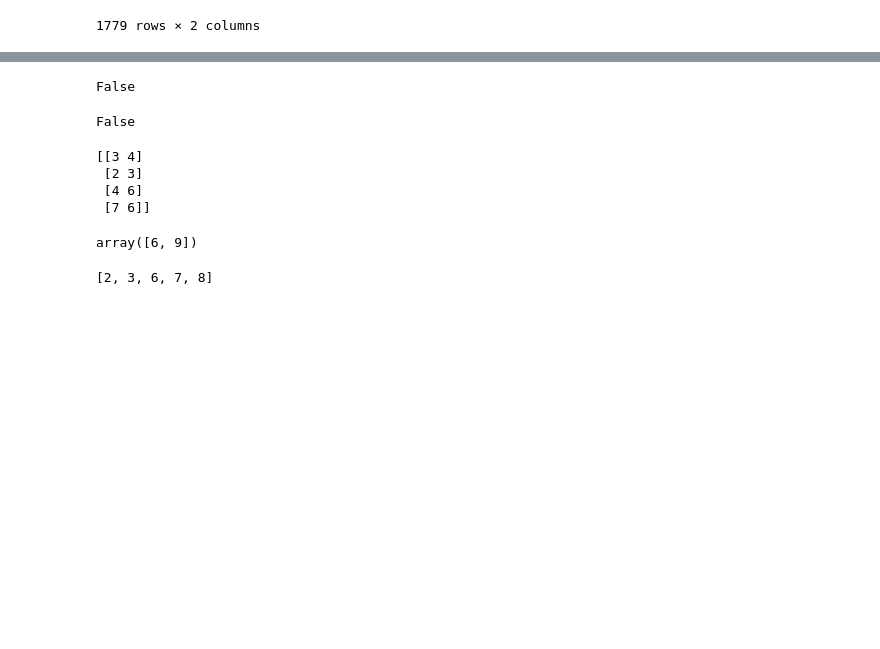
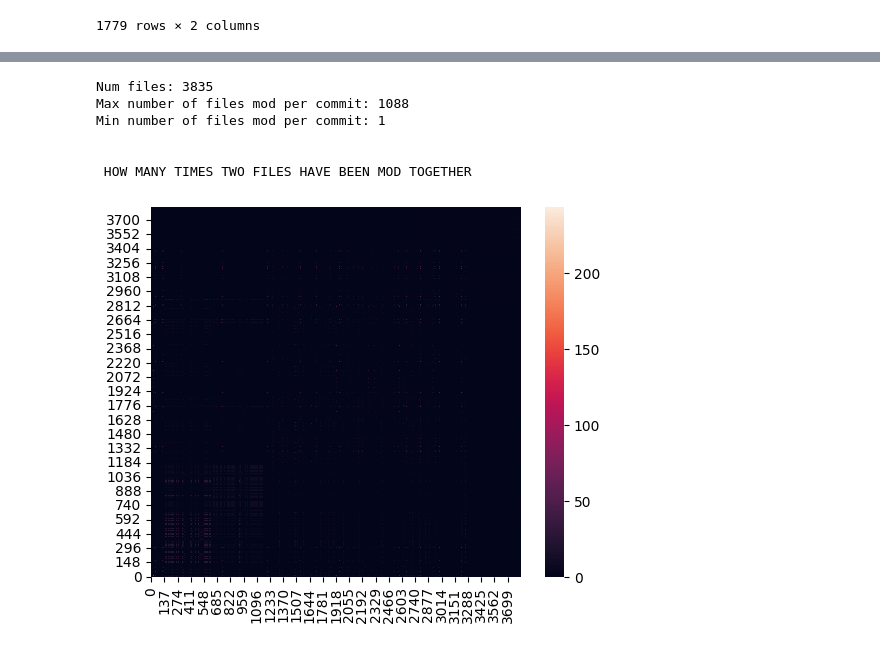
Before and after one commit to Giogazz/interview-test-aiengineer-2025, a Jupyter notebook: report/data_exp.ipynb, the cells around one changed output, grey strips where cells are left out. Drawn from its saved outputs; the diff is of its cells as text; code cells hidden in the pictures; blank space fills up the shorter version.

Commit message:
add plot

```diff
--- a/report/data_exp.ipynb
+++ b/report/data_exp.ipynb
@@ -110,18 +106,0 @@ array([[1, 0, 0, ..., 0, 0, 0],
-# %%
-#compute probability of a file to be change when a commit is done
-instances = df_selected['old_file'].tolist()
-
-#count occurencies
-prob_mod_file = {}
-for instance in instances:
-    for file in instance:
-        index = id_to_file[file]
-        if index not in prob_mod_file.keys():
-            prob_mod_file[index] = 1
-        else:
-            prob_mod_file[index] = prob_mod_file[index] + 1
-
-#divide by the total number of commits
-total_commit = len(instances)
-for key in prob_mod_file:
-    prob_mod_file[key] = prob_mod_file[key]/total_commit
@@ -160,19 +106,0 @@ while c < data_size-1:
-# %%
-np.any(np.sum(x, axis=1)==0)
-# %% [output]
-False
-# %%
-np.any(np.sum(y, axis=1)==0)
-# %% [output]
-False
-# %%
-a = np.array([[3,4],[2,3], [4,6], [7,6]])
-print(a)
-b = np.sum(a[[1,2]],axis=0)
-b
-# %% [output]
-[[3 4]
- [2 3]
- [4 6]
- [7 6]]
-array([6, 9])
@@ -183,4 +107,37 @@ a.remove(b)
-# %%
-a
-# %% [output]
-[2, 3, 6, 7, 8]
+# %%
+#get unique filepath
+unique_filepath = sorted(list(set(df['old_file'])), key=lambda x: len(x.split('/')))
+num_filepath = len(unique_filepath)
+print(f"Num files: {num_filepath}")
+
+id_to_file = {file: index for index,file in enumerate(unique_filepath)}
+corr_count = np.zeros([len(unique_filepath), len(unique_filepath)], dtype=int)
+
+#compute how many times a file has been modified in the same commit of another
+instances = df_selected['old_file'].tolist()
+print(f"Max number of files mod per commit: {max([len(x) for x in instances])}")
+print(f"Min number of files mod per commit: {min([len(x) for x in instances])}")
+
+for filepath in id_to_file:
+    row = id_to_file[filepath]
+    for instance in instances:
+        if filepath in instance:
+            for elem in instance:
+                col = id_to_file[elem]
+                corr_count[row,col] += 1
+
+
+
+print(f"\n\n HOW MANY TIMES TWO FILES HAVE BEEN MOD TOGETHER")
+sns.heatmap(corr_count.T, square=True)
+plt.xlim(0, corr_count.shape[0])
+plt.ylim(0, corr_count.shape[1])
+plt.show()
+# %% [output]
+Num files: 3835
+Max number of files mod per commit: 1088
+Min number of files mod per commit: 1
+
+
+ HOW MANY TIMES TWO FILES HAVE BEEN MOD TOGETHER
+[figure, added]
```
Also changed, not shown: parts of 6 cells of this notebook.
